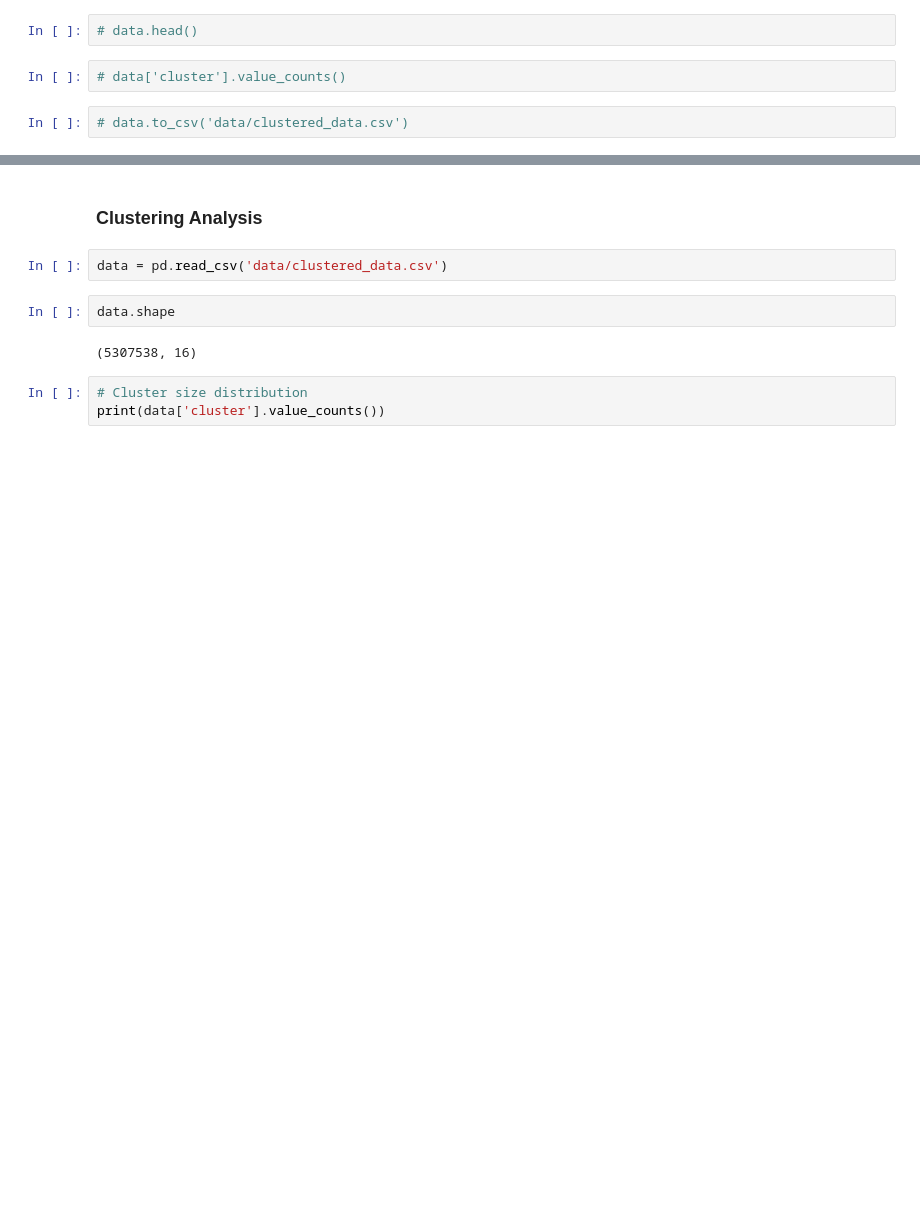
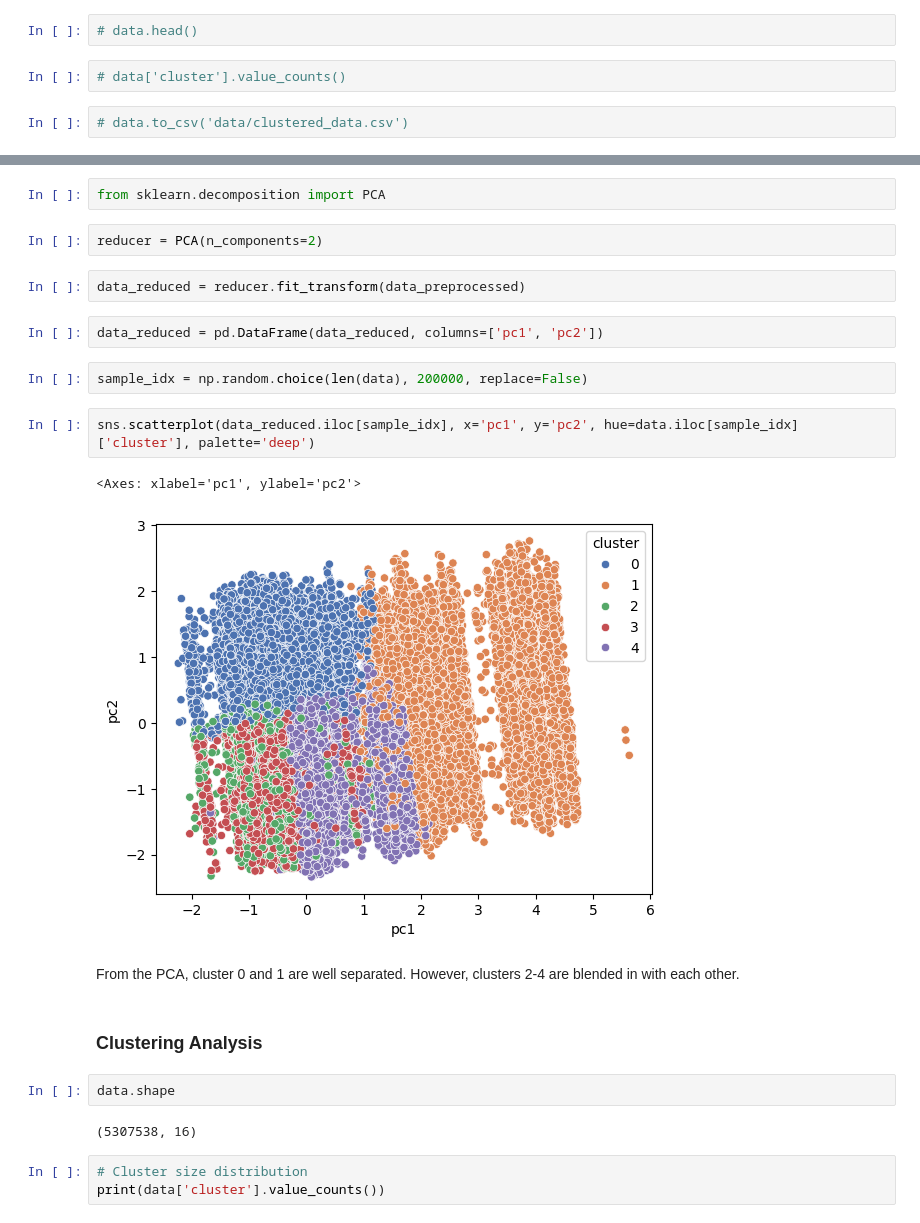
Before and after one commit to Kisha-H/Group-YAQ, a Jupyter notebook: FinalProject_groupXXX.ipynb, the cells around one changed output, grey strips where cells are left out. Drawn from its saved outputs; the diff is of its cells as text; blank space fills up the shorter version.

```diff
--- a/FinalProject_groupXXX.ipynb
+++ b/FinalProject_groupXXX.ipynb
@@ -479,7 +493,22 @@ Pick 5 clusters with spherical covariance arbitrarily for best scores with more
+# %%
+from sklearn.decomposition import PCA
+# %%
+reducer = PCA(n_components=2)
+# %%
+data_reduced = reducer.fit_transform(data_preprocessed)
+# %%
+data_reduced = pd.DataFrame(data_reduced, columns=['pc1', 'pc2'])
+# %%
+sample_idx = np.random.choice(len(data), 200000, replace=False)
+# %%
+sns.scatterplot(data_reduced.iloc[sample_idx], x='pc1', y='pc2', hue=data.iloc[sample_idx]['cluster'], palette='deep')
+# %% [output]
+<Axes: xlabel='pc1', ylabel='pc2'>
+[figure, added]
+# %% [markdown]
+From the PCA, cluster 0 and 1 are well separated. However, clusters 2-4 are blended in with each other.
 # %% [markdown]
 ### Clustering Analysis
-# %%
-data = pd.read_csv('data/clustered_data.csv')
 # %%
 data.shape
 # %% [output]
```
Also changed, not shown: parts of 23 cells of this notebook, 1 other file.
